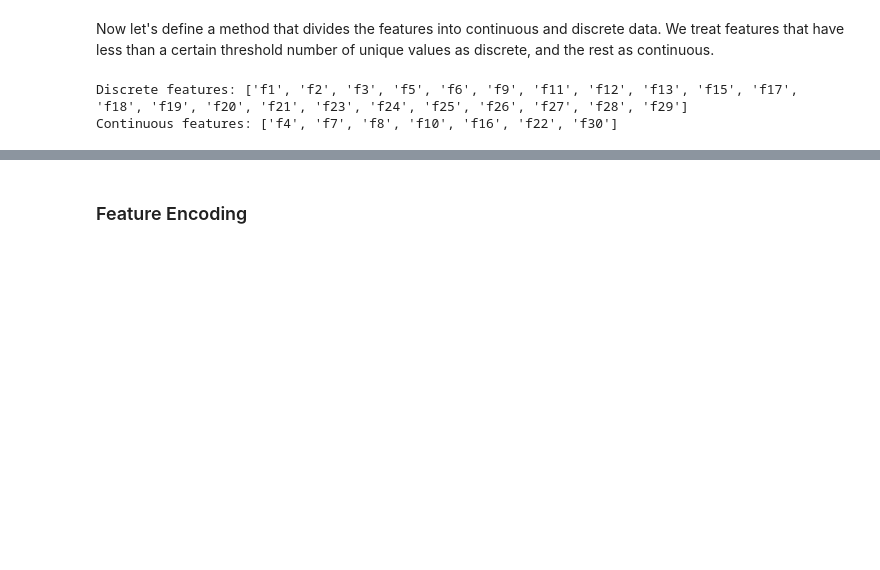
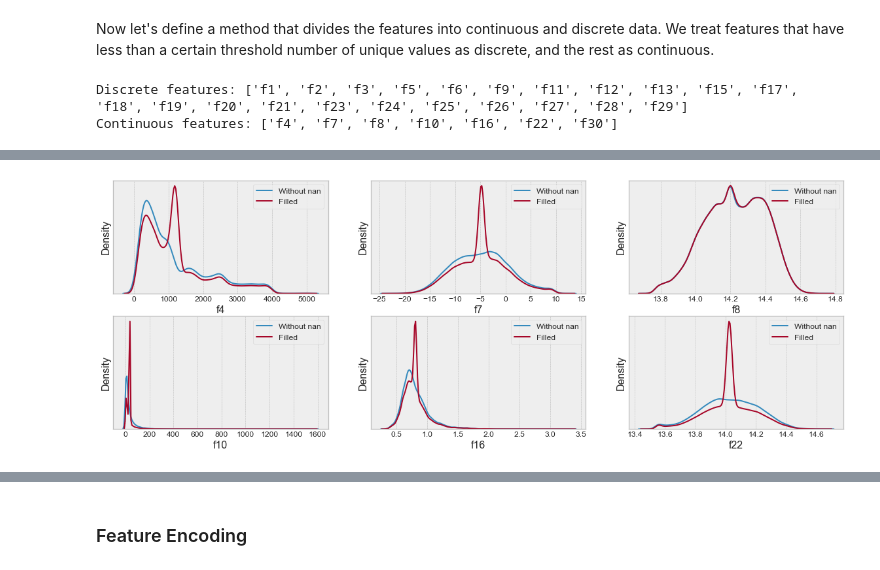
Before and after one commit to wQuole/TDT05, a Jupyter notebook: eda.ipynb, the cells around one changed output, grey strips where cells are left out. Cells and saved outputs as stored; diff of their text form; code cells hidden in the pictures; blank space fills up the shorter version.

```diff
--- a/eda.ipynb
+++ b/eda.ipynb
@@ -243,0 +355,12 @@ And for discrete data:
+# %%
+def plot_imputations(df, df_imputed, cont_cols):
+    fig, ax = plt.subplots(2, 3, figsize=(20, 7))
+    for variable, subplot in zip(cont_cols, ax.flatten()):
+        sns.distplot(df[variable], hist=False, label='Without nan', ax=subplot)
+        sns.distplot(df_imputed[variable], hist=False, label=f'Filled', ax=subplot)
+        subplot.set_yticks([])
+        subplot.legend()
+# %%
+plot_imputations(df, df_imputed_mean, cont_cols)
+# %% [output]
+[figure, added]
```
Also changed, not shown: parts of 33 cells of this notebook.
